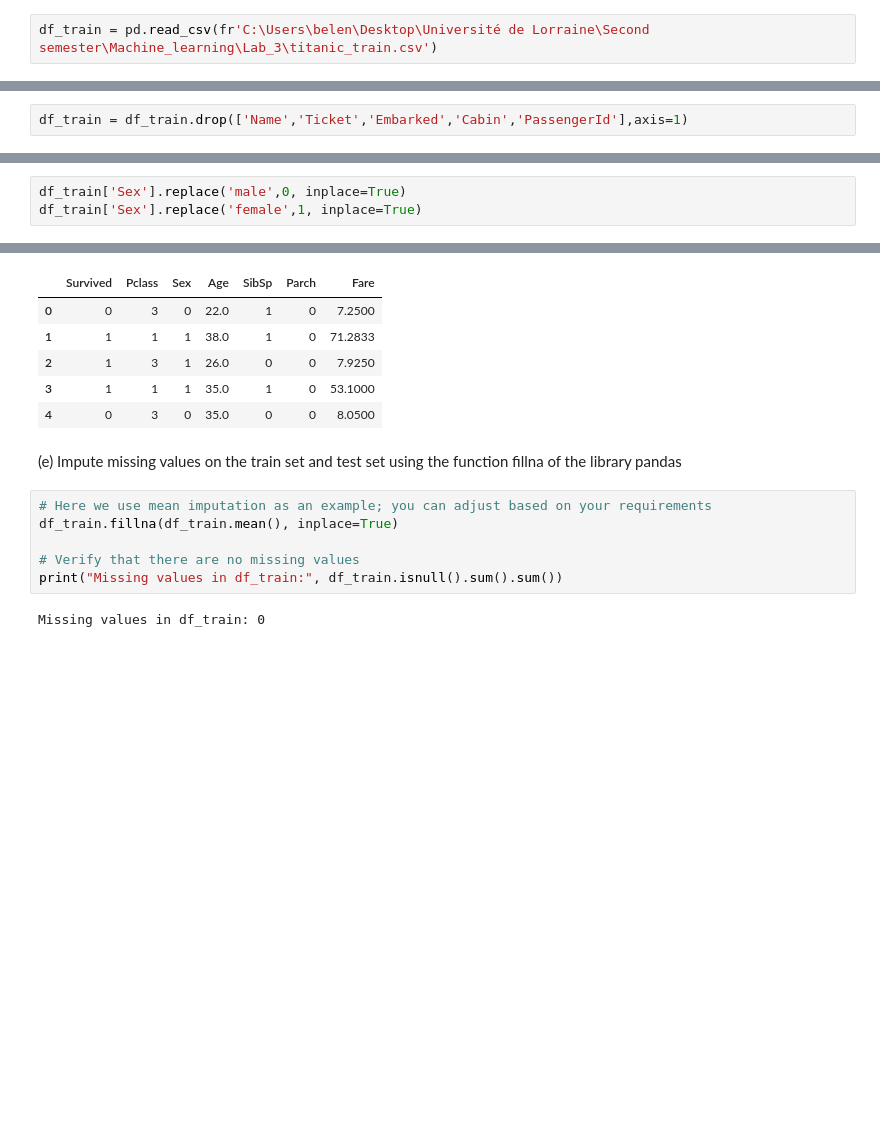
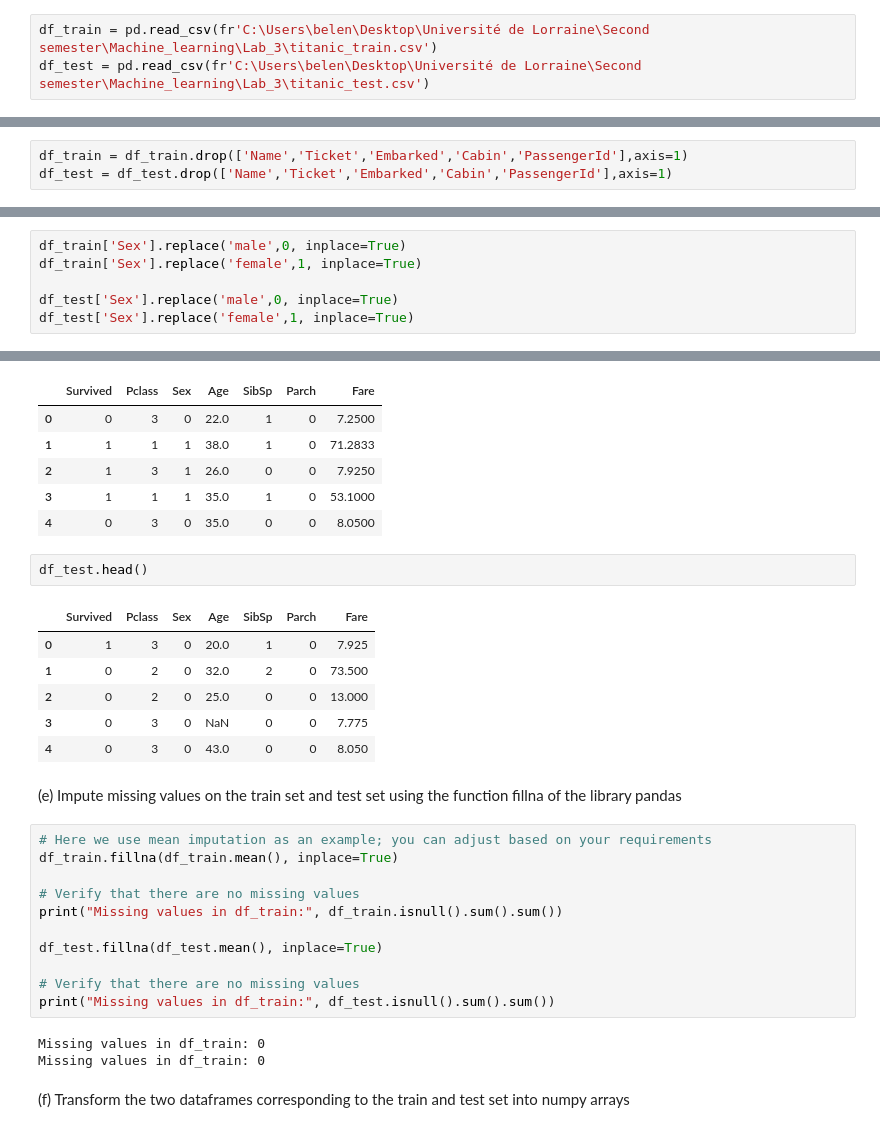
Before and after one commit to Belen96x/Machine_Learning, a Jupyter notebook: Lab_3/Lab_3.ipynb, the cells around one changed output, grey strips where cells are left out. Drawn from its saved outputs; the diff is of its cells as text; blank space fills up the shorter version.

```diff
--- a/Lab_3/Lab_3.ipynb
+++ b/Lab_3/Lab_3.ipynb
@@ -11,6 +15,7 @@ the course
 (b) Import the data
 # %%
 df_train = pd.read_csv(fr'C:\Users\belen\Desktop\Université de Lorraine\Second semester\Machine_learning\Lab_3\titanic_train.csv')
+df_test = pd.read_csv(fr'C:\Users\belen\Desktop\Université de Lorraine\Second semester\Machine_learning\Lab_3\titanic_test.csv')
 # %% [markdown]
 (c) Describe the dataset train titanic.csv. Remove the features ‘Name’ ‘Ticket’,
 ‘Embarked’,’Cabin’ and ‘PassengerId’
@@ -39,12 +44,16 @@ dtypes: float64(2), int64(5), object(5)
 memory usage: 62.4+ KB
 # %%
 df_train = df_train.drop(['Name','Ticket','Embarked','Cabin','PassengerId'],axis=1)
+df_test = df_test.drop(['Name','Ticket','Embarked','Cabin','PassengerId'],axis=1)
 # %% [markdown]
 (d) Change gender into 0 (`male') ou 1 (`female') and convert the dataframe corre-
 sponding to the train set train df into a numpy array :
 # %%
 df_train['Sex'].replace('male',0, inplace=True)
 df_train['Sex'].replace('female',1, inplace=True)
+
+df_test['Sex'].replace('male',0, inplace=True)
+df_test['Sex'].replace('female',1, inplace=True)
 # %% [output]
 The behavior will change in pandas 3.0. This inplace method will never work because the intermediate object on which we are setting values always behaves as a copy.
 
@@ -67,6 +81,15 @@ df_train.head()
 | 2 | 1 | 3 | 1 | 26.0 | 0 | 0 | 7.9250 |
 | 3 | 1 | 1 | 1 | 35.0 | 1 | 0 | 53.1000 |
 | 4 | 0 | 3 | 0 | 35.0 | 0 | 0 | 8.0500 |
+# %%
+df_test.head()
+# %% [output]
+|  | Survived | Pclass | Sex | Age | SibSp | Parch | Fare |
+| 0 | 1 | 3 | 0 | 20.0 | 1 | 0 | 7.925 |
+| 1 | 0 | 2 | 0 | 32.0 | 2 | 0 | 73.500 |
+| 2 | 0 | 2 | 0 | 25.0 | 0 | 0 | 13.000 |
+| 3 | 0 | 3 | 0 | NaN | 0 | 0 | 7.775 |
+| 4 | 0 | 3 | 0 | 43.0 | 0 | 0 | 8.050 |
 # %% [markdown]
 (e) Impute missing values on the train set and test set using the function fillna of
 the library pandas
@@ -76,5 +99,14 @@ df_train.fillna(df_train.mean(), inplace=True)
 
 # Verify that there are no missing values
 print("Missing values in df_train:", df_train.isnull().sum().sum())
+
+df_test.fillna(df_test.mean(), inplace=True)
+
+# Verify that there are no missing values
+print("Missing values in df_train:", df_test.isnull().sum().sum())
 # %% [output]
 Missing values in df_train: 0
+Missing values in df_train: 0
+# %% [markdown]
+(f) Transform the two dataframes corresponding to the train and test set into numpy
+arrays
```
Also changed, not shown: parts of 33 cells of this notebook, 1 other file.
